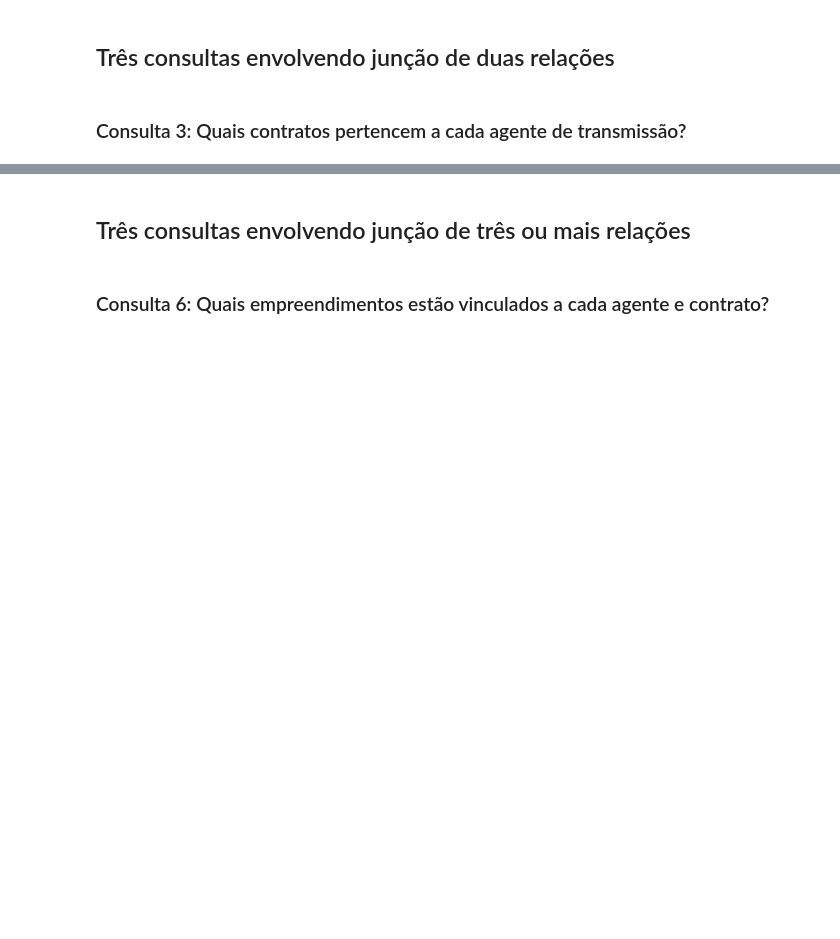
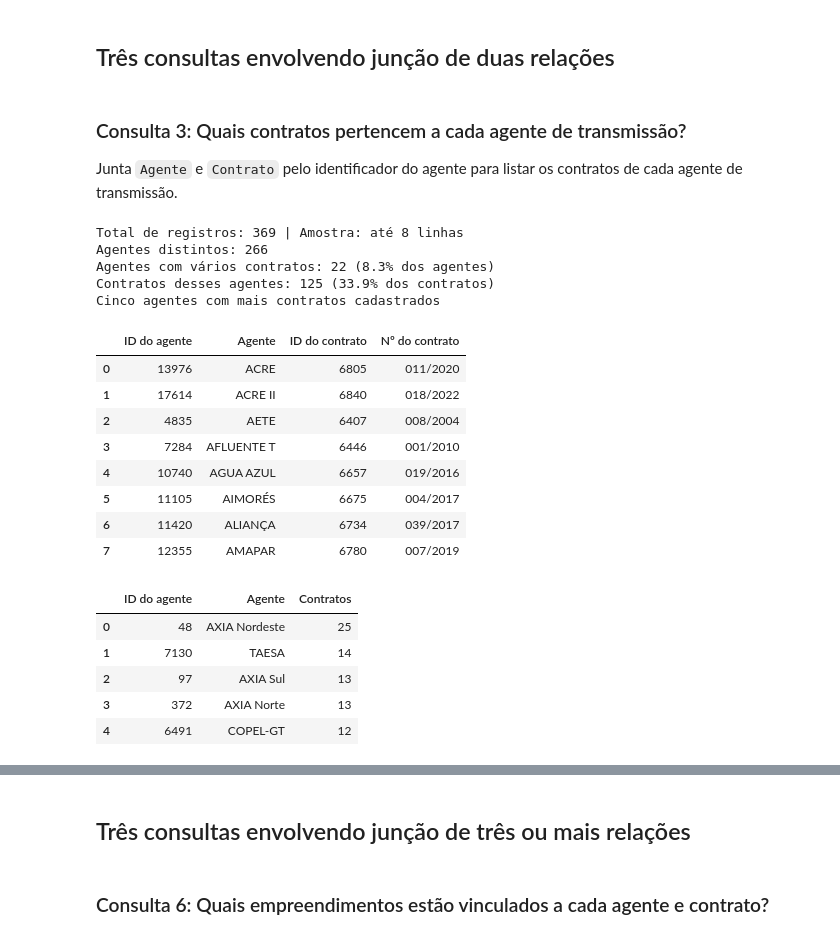
Before and after one commit to gabriellivalelia/TP2_IBD, a Jupyter notebook: tp2.ipynb, the cells around one changed output, grey strips where cells are left out. Saved outputs shown, nothing was run; the diff lists cells and outputs as text; code cells hidden in the pictures; blank space fills up the shorter version.

```diff
--- a/tp2.ipynb
+++ b/tp2.ipynb
@@ -967,3 +1106,51 @@ Saídas: /home/gabrielli/Documentos/UFMG/2026-2/Introdução a Banco de Dados/TP
 ## Três consultas envolvendo junção de duas relações
 # %% [markdown]
 ### Consulta 3: Quais contratos pertencem a cada agente de transmissão?
+
+Junta `Agente` e `Contrato` pelo identificador do agente para listar os contratos de cada agente de transmissão.
+# %%
+sql = """
+SELECT a.IdAgente AS "ID do agente",
+       a.DscRazaoSocial AS "Agente",
+       c.IdeCcd AS "ID do contrato",
+       c.NumCnaCcd AS "Nº do contrato"
+FROM Agente AS a
+JOIN Contrato AS c ON c.IdAgente = a.IdAgente
+ORDER BY a.DscRazaoSocial, a.IdAgente, c.IdeCcd;
+"""
+resultado_3 = consultar(sql)
+
+print(f"Total de registros: {len(resultado_3)} | Amostra: até 8 linhas")
+with pd.option_context("display.max_colwidth", None):
+    display(resultado_3.head(8))
+
+contratos_por_agente = resultado_3.groupby(["ID do agente", "Agente"]).size().sort_values(ascending=False)
+varios_contratos = contratos_por_agente[contratos_por_agente > 1]
+print(f"Agentes distintos: {len(contratos_por_agente)}")
+print(f"Agentes com vários contratos: {len(varios_contratos)} "
+      f"({100 * len(varios_contratos) / len(contratos_por_agente):.1f}% dos agentes)")
+print(f"Contratos desses agentes: {varios_contratos.sum()} "
+      f"({100 * varios_contratos.sum() / len(resultado_3):.1f}% dos contratos)")
+print("Cinco agentes com mais contratos cadastrados")
+display(contratos_por_agente.head(5).reset_index(name="Contratos"))
+# %% [output]
+Total de registros: 369 | Amostra: até 8 linhas
+Agentes distintos: 266
+Agentes com vários contratos: 22 (8.3% dos agentes)
+Contratos desses agentes: 125 (33.9% dos contratos)
+Cinco agentes com mais contratos cadastrados
+|  | ID do agente | Agente | ID do contrato | Nº do contrato |
+| 0 | 13976 | ACRE | 6805 | 011/2020 |
+| 1 | 17614 | ACRE II | 6840 | 018/2022 |
+| 2 | 4835 | AETE | 6407 | 008/2004 |
+| 3 | 7284 | AFLUENTE T | 6446 | 001/2010 |
+| 4 | 10740 | AGUA AZUL | 6657 | 019/2016 |
+| 5 | 11105 | AIMORÉS | 6675 | 004/2017 |
+| 6 | 11420 | ALIANÇA | 6734 | 039/2017 |
+| 7 | 12355 | AMAPAR | 6780 | 007/2019 |
+|  | ID do agente | Agente | Contratos |
+| 0 | 48 | AXIA Nordeste | 25 |
+| 1 | 7130 | TAESA | 14 |
+| 2 | 97 | AXIA Sul | 13 |
+| 3 | 372 | AXIA Norte | 13 |
+| 4 | 6491 | COPEL-GT | 12 |
```
Also changed, not shown: parts of 14 cells of this notebook.
